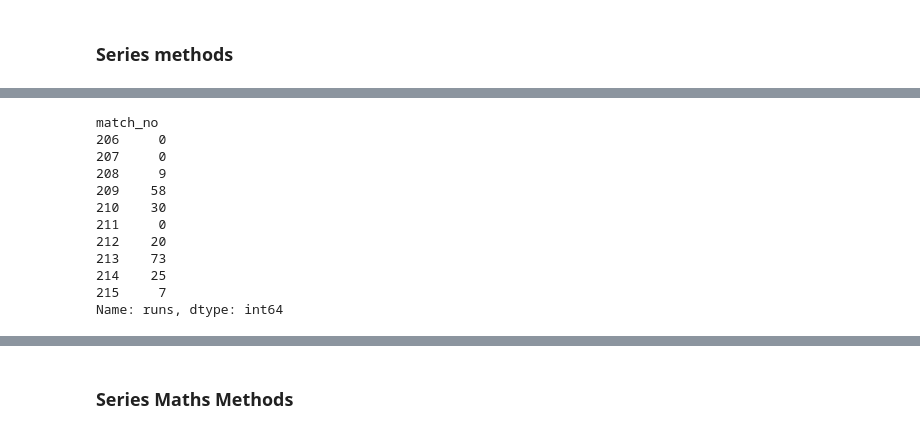
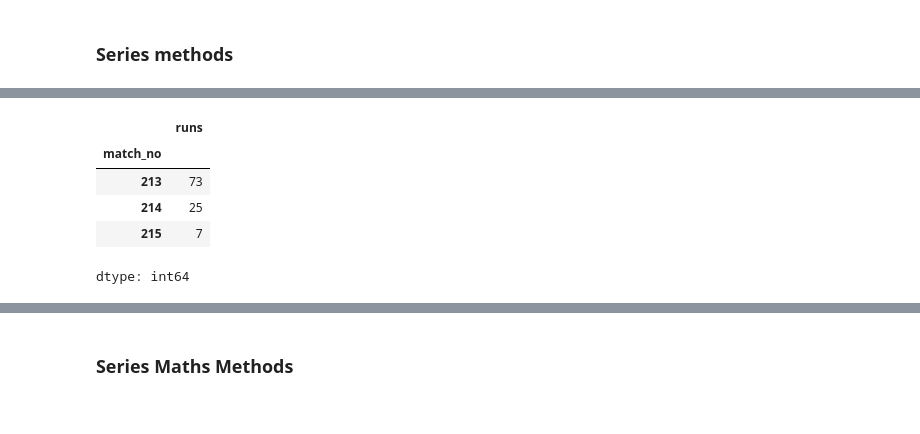
Before and after one commit to AhmadBinAbdulJabbar/campusx, a Jupyter notebook: session_16_pandas_series.ipynb, the cells around one changed output, grey strips where cells are left out. Saved outputs shown, nothing was run; the diff lists cells and outputs as text; code cells hidden in the pictures.

```diff
--- a/session_16_pandas_series.ipynb
+++ b/session_16_pandas_series.ipynb
@@ -190,18 +189,12 @@ Name: runs, dtype: int64
 # %%
-vk.tail(10)
+vk.tail(3)
 # %% [output]
+|  | runs |
+| match_no |  |
+| 213 | 73 |
+| 214 | 25 |
+| 215 | 7 |
-match_no
-206     0
-207     0
-208     9
-209    58
-210    30
-211     0
-212    20
-213    73
-214    25
-215     7
-Name: runs, dtype: int64
+dtype: int64
 # %%
 # sample
 movies.sample(5)
```
Also changed, not shown: parts of 25 cells of this notebook.
